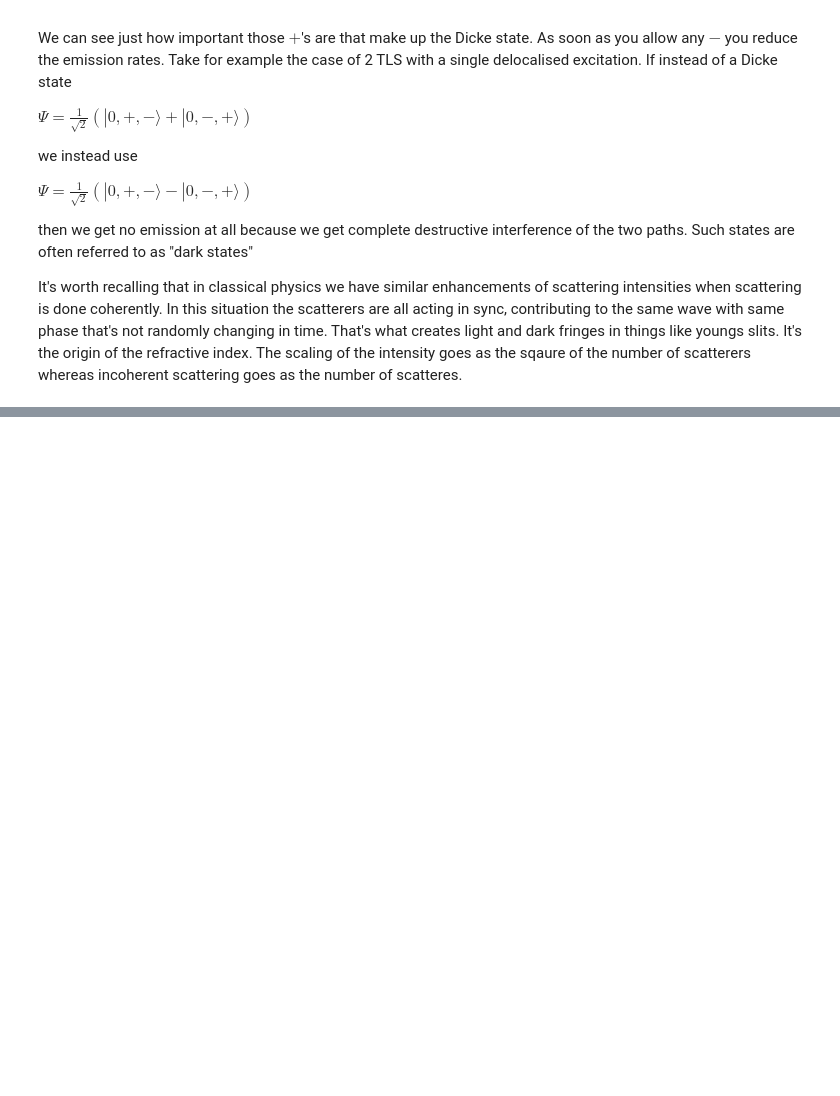
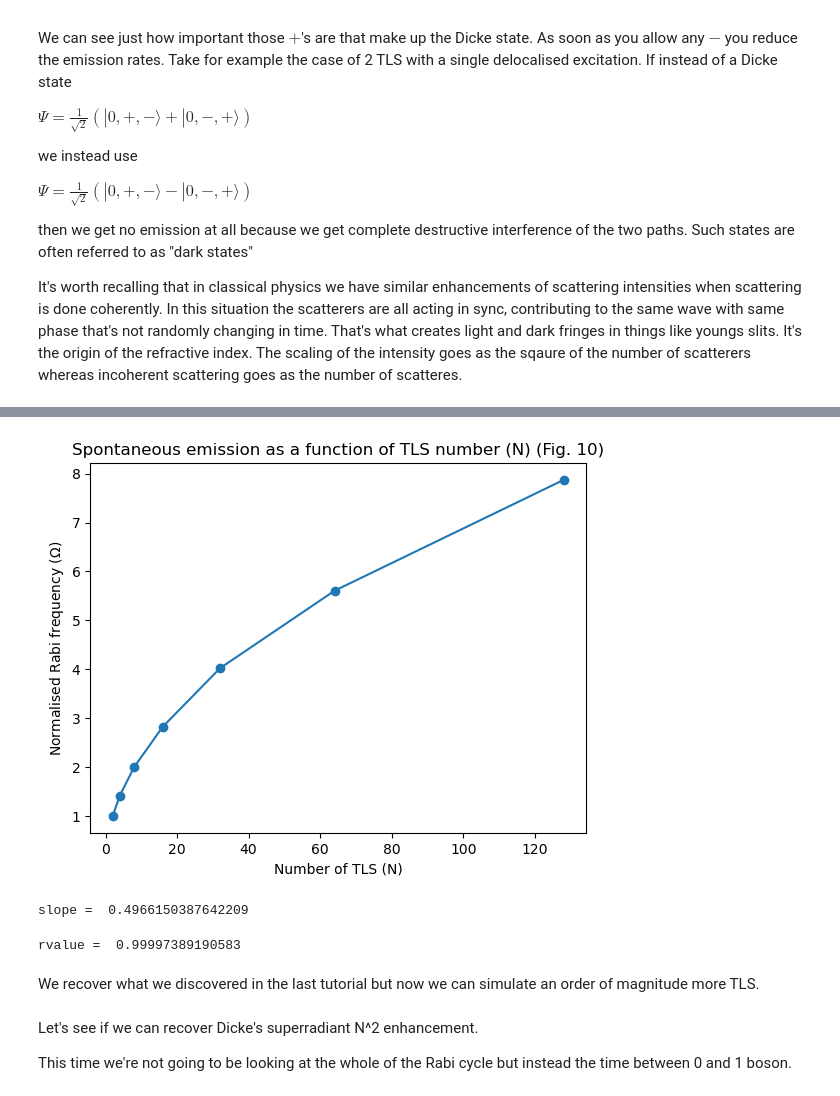
Before and after one commit to project-ida/two-state-quantum-systems, a Jupyter notebook: 07-accelerating-quantum-processes.ipynb, the cells around one changed output, grey strips where cells are left out. Saved outputs shown, nothing was run; the diff lists cells and outputs as text; code cells hidden in the pictures; blank space fills up the shorter version.

```diff
--- a/07-accelerating-quantum-processes.ipynb
+++ b/07-accelerating-quantum-processes.ipynb
@@ -333,0 +393,21 @@ def make_operators_J(max_bosons, parity=0, num_TLS=1):
+# %%
+plt.plot(Ns,rabi/rabi[0],"-o")
+plt.xlabel("Number of TLS (N)")
+plt.ylabel("Normalised Rabi frequency ($\Omega$)");
+plt.title("Spontaneous emission as a function of TLS number (N) (Fig. 10)");
+# %% [output]
+[figure, added]
+# %%
+print("slope = ", linregress(np.log10(Ns), np.log10(rabi)).slope)
+# %% [output]
+slope =  0.4966150387642209
+# %%
+print("rvalue = ", linregress(np.log10(Ns), np.log10(rabi)).rvalue)
+# %% [output]
+rvalue =  0.99997389190583
+# %% [markdown]
+We recover what we discovered in the last tutorial but now we can simulate an order of magnitude more TLS.
+# %% [markdown]
+Let's see if we can recover Dicke's superradiant N^2 enhancement.
+
+This time we're not going to be looking at the whole of the Rabi cycle but instead the time between 0 and 1 boson.
```
Also changed, not shown: parts of 10 cells of this notebook.
